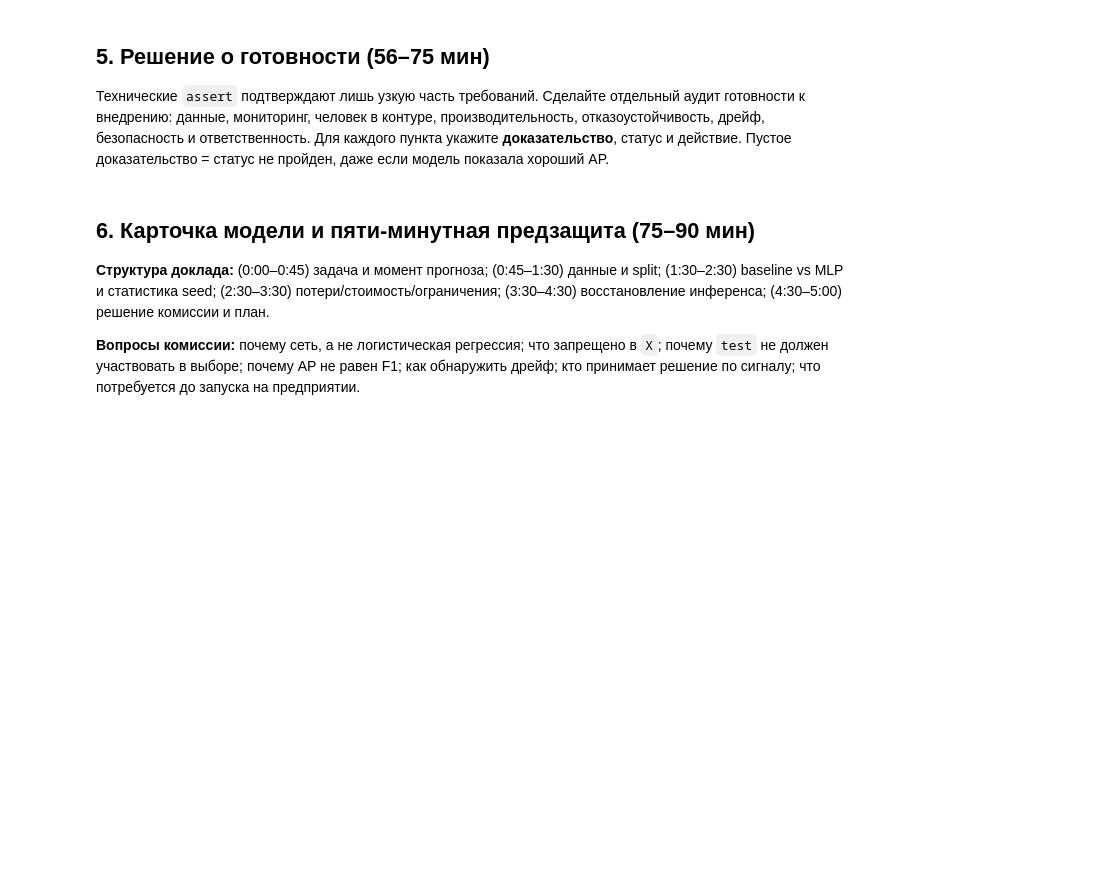
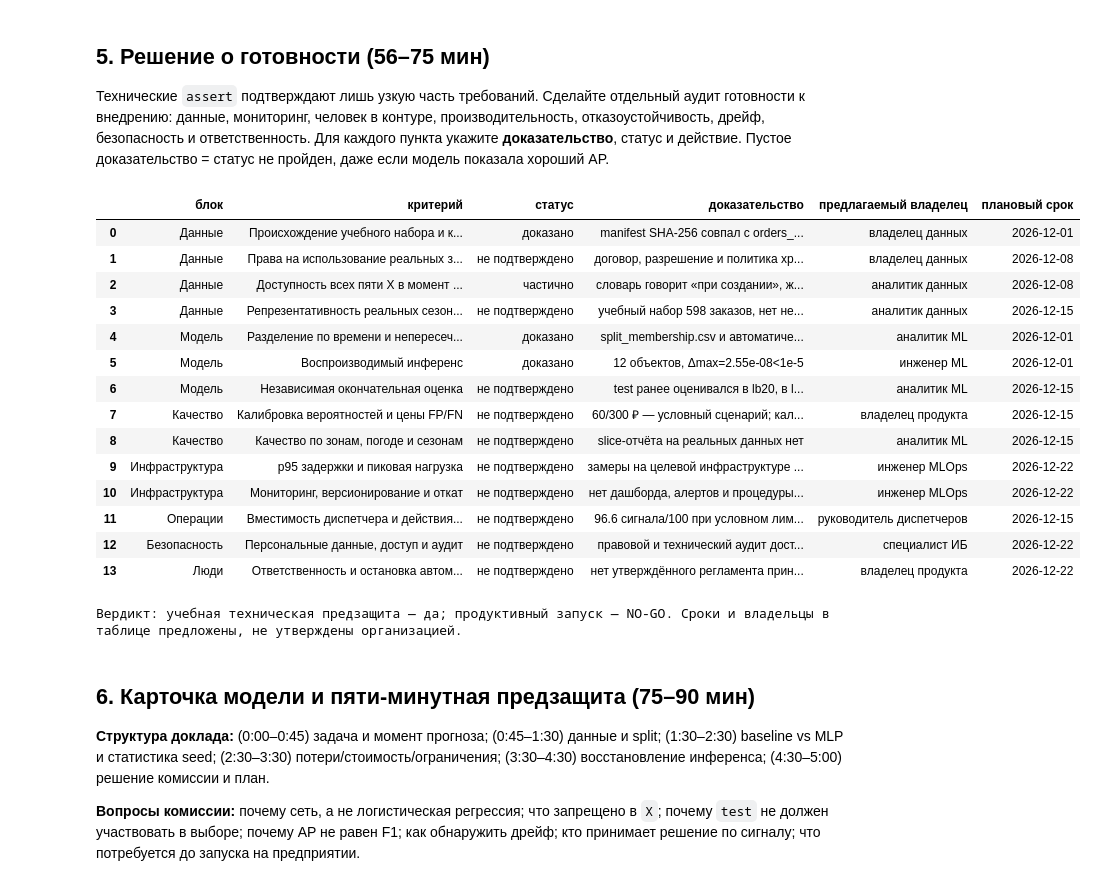
Before and after one commit to Vladislav-Evg-Sid/utmn-master-degree, a Jupyter notebook: tii/lb22/22_student.ipynb, the cells around one changed output. Cells and saved outputs as stored; diff of their text form; code cells hidden in the pictures; blank space fills up the shorter version.

```diff
--- a/tii/lb22/22_student.ipynb
+++ b/tii/lb22/22_student.ipynb
@@ -119,24 +310,45 @@ fig.tight_layout();fig.savefig('predefense_confusion.png',dpi=160);plt.show()
 
 Технические `assert` подтверждают лишь узкую часть требований. Сделайте отдельный аудит готовности к внедрению: данные, мониторинг, человек в контуре, производительность, отказоустойчивость, дрейф, безопасность и ответственность. Для каждого пункта укажите **доказательство**, статус и действие. Пустое доказательство = статус не пройден, даже если модель показала хороший AP.
 # %%
-OUT=Path('results_22');OUT.mkdir(exist_ok=True)
-items=[
- ('Данные','Происхождение, права и разрешение на использование','нет документов'),
- ('Данные','Репрезентативность реальных заказов и периодов','учебная синтетика/нет независимого подтверждения'),
- ('ML','Нет утечки будущих признаков','проверен список FEATURES, нужен экспертный аудит'),
- ('ML','Отдельный окончательный тестовый период','отсутствует подтверждение независимости'),
- ('ML','Калибровка вероятностей и цена ошибок подтверждены','не подтверждено на реальных данных'),
- ('Артефакты','Схема, версии, препроцессор и веса восстановимы','проверка числового восстановления PASS'),
- ('Инфраструктура','SLA p95 задержки и нагрузочное тестирование','не выполнялось'),
- ('Эксплуатация','Мониторинг дрейфа, падений и обратная связь','не реализовано'),
- ('Эксплуатация','План rollback, резерв и контроль версий','не реализовано'),
- ('Ответственность','Человек подтверждает значимые действия','требуется регламент'),
- ('Безопасность','Контроль ПД и доступа, аудит событий','требуется анализ'),
- ('Качество','Разбор ошибок по группам и сезону','требуется проверка')]
-readiness=pd.DataFrame([{'раздел':g,'критерий':q,'статус':'НЕ ПОДТВЕРЖДЕНО','доказательство/ограничение':why,'действие':'[назначить владельца и срок]'} for g,q,why in items])
+readiness_items=[
+ ('Данные','Происхождение учебного набора и контрольная сумма','доказано','manifest SHA-256 совпал с orders_dirty.csv','владелец данных','архивировать паспорт источника','2026-12-01'),
+ ('Данные','Права на использование реальных заказов','не подтверждено','договор, разрешение и политика хранения не представлены','владелец данных','получить документы о правах и сроках хранения','2026-12-08'),
+ ('Данные','Доступность всех пяти X в момент оформления','частично','словарь говорит «при создании», журнал событий процесса не проверен','аналитик данных','сверить время появления полей с журналом заказов','2026-12-08'),
+ ('Данные','Репрезентативность реальных сезонов и зон','не подтверждено','учебный набор 598 заказов, нет независимых реальных периодов','аналитик данных','собрать новый период и сравнить распределения','2026-12-15'),
+ ('Модель','Разделение по времени и непересечение ID','доказано','split_membership.csv и автоматические assert','аналитик ML','сохранить проверки в протоколе обновления','2026-12-01'),
+ ('Модель','Воспроизводимый инференс','доказано',f'12 объектов, Δmax={maxerr:.2e}<1e-5','инженер ML','закрепить версии окружения и регрессионный тест','2026-12-01'),
+ ('Модель','Независимая окончательная оценка','не подтверждено','test ранее оценивался в lb20, в lb22 не открывался','аналитик ML','получить новый будущий holdout и заморозить протокол','2026-12-15'),
+ ('Качество','Калибровка вероятностей и цены FP/FN','не подтверждено','60/300 ₽ — условный сценарий; калибровка не проверена','владелец продукта','проверить калибровку и согласовать реальные потери','2026-12-15'),
+ ('Качество','Качество по зонам, погоде и сезонам','не подтверждено','slice-отчёта на реальных данных нет','аналитик ML','посчитать AP, Recall и FP/FN по группам','2026-12-15'),
+ ('Инфраструктура','p95 задержки и пиковая нагрузка','не подтверждено','замеры на целевой инфраструктуре не проводились','инженер MLOps','провести нагрузочное испытание и установить SLO','2026-12-22'),
+ ('Инфраструктура','Мониторинг, версионирование и откат','не подтверждено','нет дашборда, алертов и процедуры rollback','инженер MLOps','настроить мониторинг входов, ошибок, версии и откат','2026-12-22'),
+ ('Операции','Вместимость диспетчера и действия по сигналу','не подтверждено',f'{metrics["alert_rate"]*100:.1f} сигнала/100 при условном лимите 20','руководитель диспетчеров','согласовать очередь, приоритеты и ручной разбор','2026-12-15'),
+ ('Безопасность','Персональные данные, доступ и аудит','не подтверждено','правовой и технический аудит доступа не представлен','специалист ИБ','оценить идентификаторы и утвердить разграничение доступа','2026-12-22'),
+ ('Люди','Ответственность и остановка автоматизации','не подтверждено','нет утверждённого регламента принятия/отмены решения','владелец продукта','назначить ответственных и утвердить human-in-the-loop','2026-12-22')]
+readiness=pd.DataFrame(readiness_items,columns=['блок','критерий','статус','доказательство','предлагаемый владелец','план','плановый срок'])
+allowed={'доказано','частично','не подтверждено','неприменимо'}
+assert set(readiness.статус)<=allowed
+assert readiness[['доказательство','предлагаемый владелец','план','плановый срок']].notna().all().all()
 readiness.to_csv(OUT/'deployment_readiness.csv',index=False,encoding='utf-8-sig')
-display(readiness[['раздел','критерий','статус']])
-print('Учебный вердикт по умолчанию: «техническая предзащита возможна; внедрение не разрешено».')
+display(readiness[['блок','критерий','статус','доказательство','предлагаемый владелец','плановый срок']])
+print('Вердикт: учебная техническая предзащита — да; продуктивный запуск — NO-GO. Сроки и владельцы в таблице предложены, не утверждены организацией.')
+# %% [output]
+|  | блок | критерий | статус | доказательство | предлагаемый владелец | плановый срок |
+| 0 | Данные | Происхождение учебного набора и к... | доказано | manifest SHA-256 совпал с orders_... | владелец данных | 2026-12-01 |
+| 1 | Данные | Права на использование реальных з... | не подтверждено | договор, разрешение и политика хр... | владелец данных | 2026-12-08 |
+| 2 | Данные | Доступность всех пяти X в момент ... | частично | словарь говорит «при создании», ж... | аналитик данных | 2026-12-08 |
+| 3 | Данные | Репрезентативность реальных сезон... | не подтверждено | учебный набор 598 заказов, нет не... | аналитик данных | 2026-12-15 |
+| 4 | Модель | Разделение по времени и непересеч... | доказано | split_membership.csv и автоматиче... | аналитик ML | 2026-12-01 |
+| 5 | Модель | Воспроизводимый инференс | доказано | 12 объектов, Δmax=2.55e-08<1e-5 | инженер ML | 2026-12-01 |
+| 6 | Модель | Независимая окончательная оценка | не подтверждено | test ранее оценивался в lb20, в l... | аналитик ML | 2026-12-15 |
+| 7 | Качество | Калибровка вероятностей и цены FP/FN | не подтверждено | 60/300 ₽ — условный сценарий; кал... | владелец продукта | 2026-12-15 |
+| 8 | Качество | Качество по зонам, погоде и сезонам | не подтверждено | slice-отчёта на реальных данных нет | аналитик ML | 2026-12-15 |
+| 9 | Инфраструктура | p95 задержки и пиковая нагрузка | не подтверждено | замеры на целевой инфраструктуре ... | инженер MLOps | 2026-12-22 |
+| 10 | Инфраструктура | Мониторинг, версионирование и откат | не подтверждено | нет дашборда, алертов и процедуры... | инженер MLOps | 2026-12-22 |
+| 11 | Операции | Вместимость диспетчера и действия... | не подтверждено | 96.6 сигнала/100 при условном лим... | руководитель диспетчеров | 2026-12-15 |
+| 12 | Безопасность | Персональные данные, доступ и аудит | не подтверждено | правовой и технический аудит дост... | специалист ИБ | 2026-12-22 |
+| 13 | Люди | Ответственность и остановка автом... | не подтверждено | нет утверждённого регламента прин... | владелец продукта | 2026-12-22 |
+Вердикт: учебная техническая предзащита — да; продуктивный запуск — NO-GO. Сроки и владельцы в таблице предложены, не утверждены организацией.
 # %% [markdown]
 ## 6. Карточка модели и пяти-минутная предзащита (75–90 мин)
 
```
Also changed, not shown: parts of 5 cells of this notebook, 36 other files.
